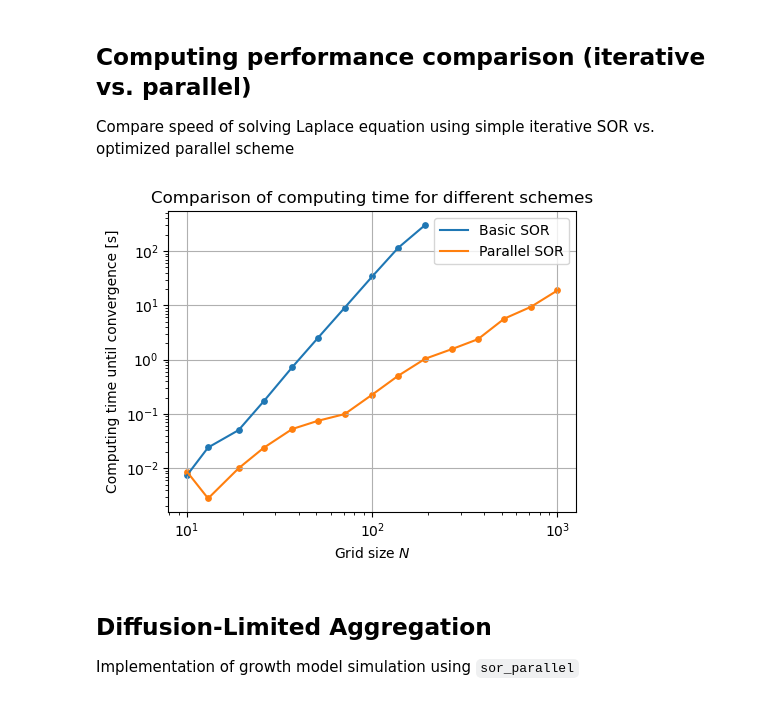
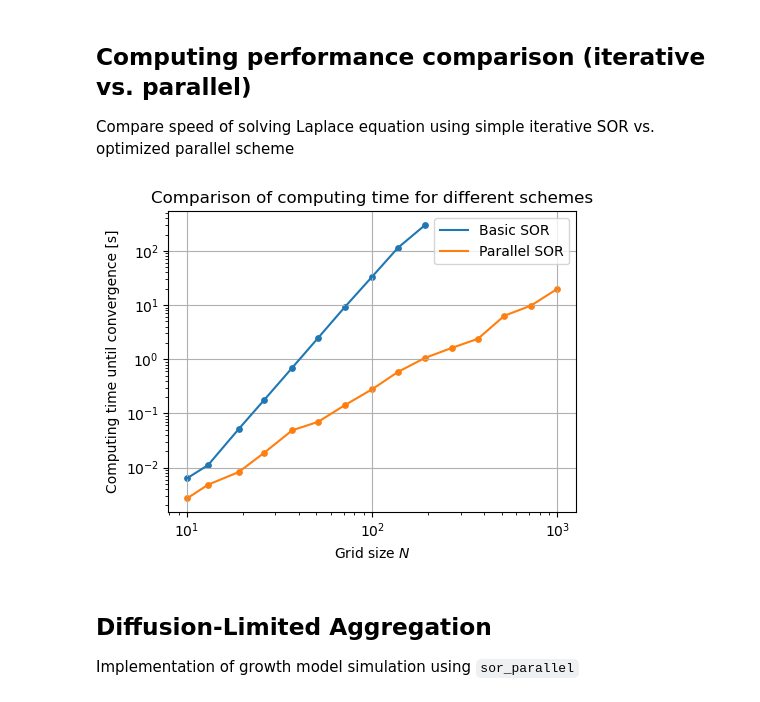
Before and after one commit to jonas4climate/modelling-natural-processes, a Jupyter notebook: Set2_1_1.ipynb, the cells around one changed output. Drawn from its saved outputs; the diff is of its cells as text; code cells hidden in the pictures.

```diff
--- a/Set2_1_1.ipynb
+++ b/Set2_1_1.ipynb
@@ -182,7 +190,7 @@ obj = np.zeros((Nx, Nx), dtype=int)  # growing object
 obj[Nx//2, 0] = 1
 c[Nx//2, 0] = 0.0
 
-c, iter, converged = sor_parallel(c, omega, obj)
+c, sor_iters, converged = sor_parallel(c, omega, obj)
 plot_object_on_concentration(c, obj, f'Steady-state concentration at $t=0$', f'initial_concentration_dla')
 # %% [output]
 [figure]
@@ -191,11 +199,13 @@ plot_object_on_concentration(c, obj, f'Steady-state concentration at $t=0$', f'i
 
 Compare speed of solving Laplace equation using simple iterative SOR vs. optimized parallel scheme
 # %%
-gridsizes = np.logspace(1, 3, 15, base=10, dtype=int)
-times = np.ndarray((len(gridsizes), 2))
+gridsizes = np.insert(np.logspace(1, 3, 15, base=10, dtype=int), 0, 5)
+times = np.zeros((len(gridsizes), 2))
+sor_iters = np.zeros((len(gridsizes), 2))
 
-if os.path.exists(f'{DATA_PATH}/times.npy'):
-    times = np.load(f'{DATA_PATH}/times.npy')
+if os.path.exists(f'{DATA_PATH}/comparison_times.csv') and os.path.exists(f'{DATA_PATH}/comparison_sor_iters.csv'):
+    times = np.loadtxt(f'{DATA_PATH}/comparison_times.csv', delimiter=',', skiprows=1)
+    sor_iters = np.loadtxt(f'{DATA_PATH}/comparison_sor_iters.csv', delimiter=',', skiprows=1)
 else:
     for s, sor_solver in tqdm(enumerate([sor_basic, sor_parallel]), total=2, desc='Testing solvers', leave=False, unit='solver'):
         for i, Nx in tqdm(enumerate(gridsizes), total=len(gridsizes), desc=f'Simulating grid sizes', leave=False, unit='sim'):
@@ -211,29 +221,32 @@ else:
             c[Nx//2, 0] = 0.0
 
             start = time.time()
-            c, iter, converged = sor_solver(c, omega, obj)
+            c, sor_iters, converged = sor_solver(c, omega, obj)
             end = time.time()
 
+            sor_iters[i, s] = sor_iters
             times[i, s] = end - start
 
-    np.save(f'{DATA_PATH}/times.npy', times)
+    np.savetxt(f'{DATA_PATH}/comparison_times.csv', np.asarray(times), delimiter=',', header='basic,parallel', comments='')
+    np.savetxt(f'{DATA_PATH}/comparison_sor_iters.csv', np.asarray(sor_iters), delimiter=',', header='basic,parallel', comments='')
 # %%
 plt.figure(figsize=(5, 4), layout='tight')
-plt.plot(gridsizes, times[:, 0], label='Basic SOR', color='tab:blue')
-plt.scatter(gridsizes, times[:, 0], color='tab:blue', s=15)
-plt.plot(gridsizes, times[:, 1], label='Parallel SOR', color='tab:orange')
-plt.scatter(gridsizes, times[:, 1], color='tab:orange', s=15)
+# Skip first run as it has side effects of compilation for `sor_parallel`
+plt.plot(gridsizes[1:], times[1:, 0], label='Basic SOR', color='tab:blue')
+plt.scatter(gridsizes[1:], times[1:, 0], color='tab:blue', s=15)
+plt.plot(gridsizes[1:], times[1:, 1], label='Parallel SOR', color='tab:orange')
+plt.scatter(gridsizes[1:], times[1:, 1], color='tab:orange', s=15)
 plt.xlabel('Grid size $N$')
 plt.ylabel('Computing time until convergence [s]')
 plt.xscale('log')
 plt.yscale('log')
 plt.grid(True)
 plt.legend()
 plt.title('Comparison of computing time for different schemes')
 plt.savefig(f'{MEDIA_PATH}/comparison_by_time.png', dpi=300, bbox_inches='tight')
 plt.show()
 # %% [output]
-[figure, old version]
+[figure, new version]
 # %% [markdown]
 ## Diffusion-Limited Aggregation
 
```
Also changed, not shown: parts of 10 cells of this notebook, 22 other files.
